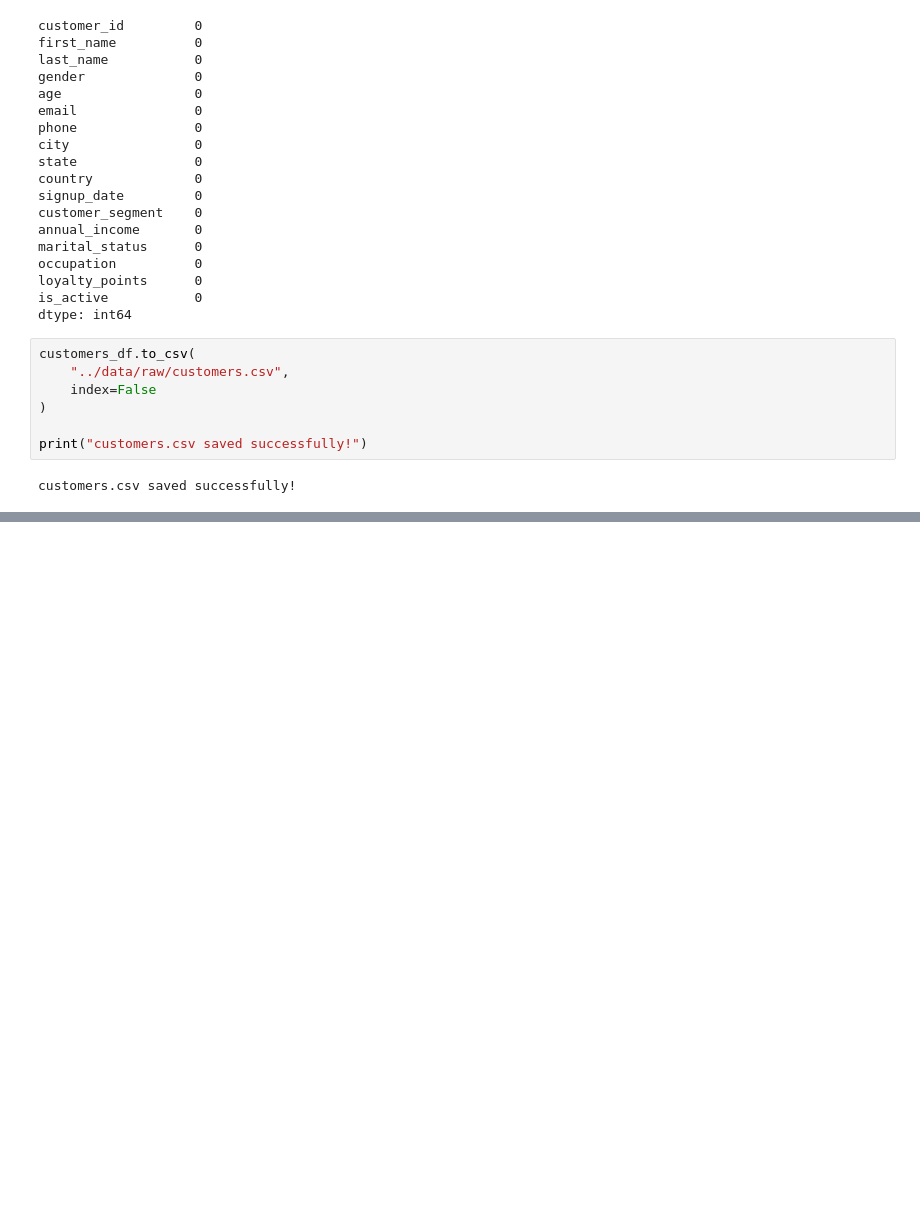
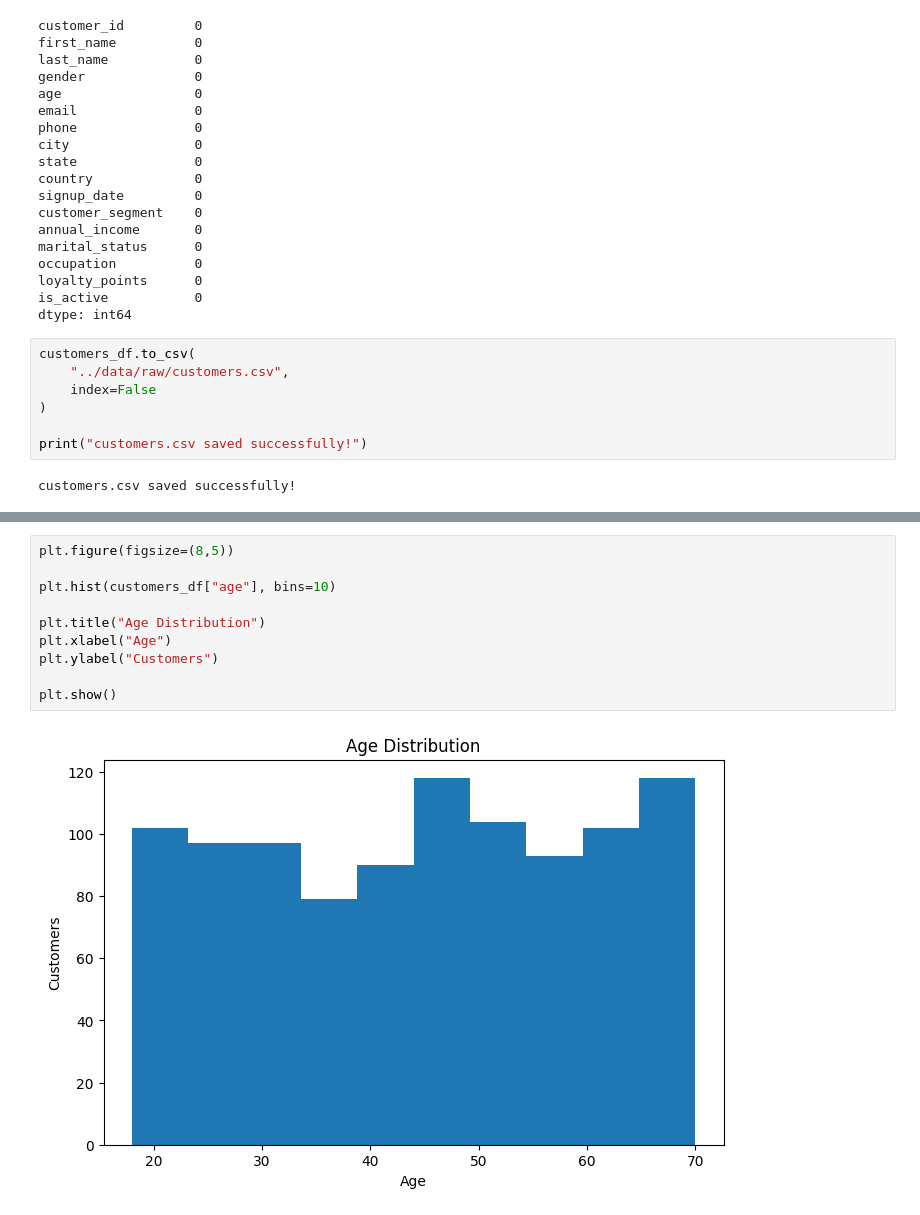
Before and after one commit to Monikajangid5396/AI-Customer-Intelligence-Platform, a Jupyter notebook: notebooks/01_customer_data_generation.ipynb, the cells around one changed output, grey strips where cells are left out. Saved outputs shown, nothing was run; the diff lists cells and outputs as text; blank space fills up the shorter version.

```diff
--- a/notebooks/01_customer_data_generation.ipynb
+++ b/notebooks/01_customer_data_generation.ipynb
@@ -280,0 +309,12 @@ Name: count, dtype: int64
+# %%
+plt.figure(figsize=(8,5))
+
+plt.hist(customers_df["age"], bins=10)
+
+plt.title("Age Distribution")
+plt.xlabel("Age")
+plt.ylabel("Customers")
+
+plt.show()
+# %% [output]
+[figure, added]
```
Also changed, not shown: parts of 13 cells of this notebook, 1 other file.
